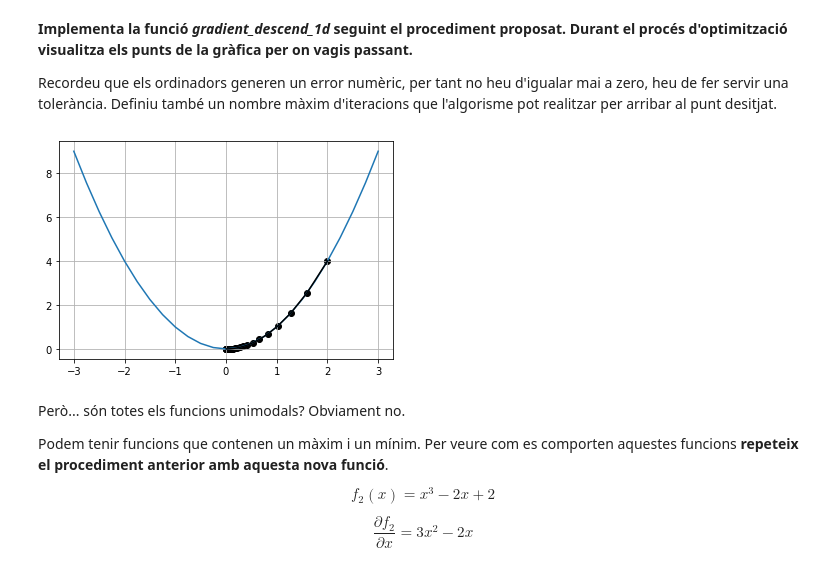
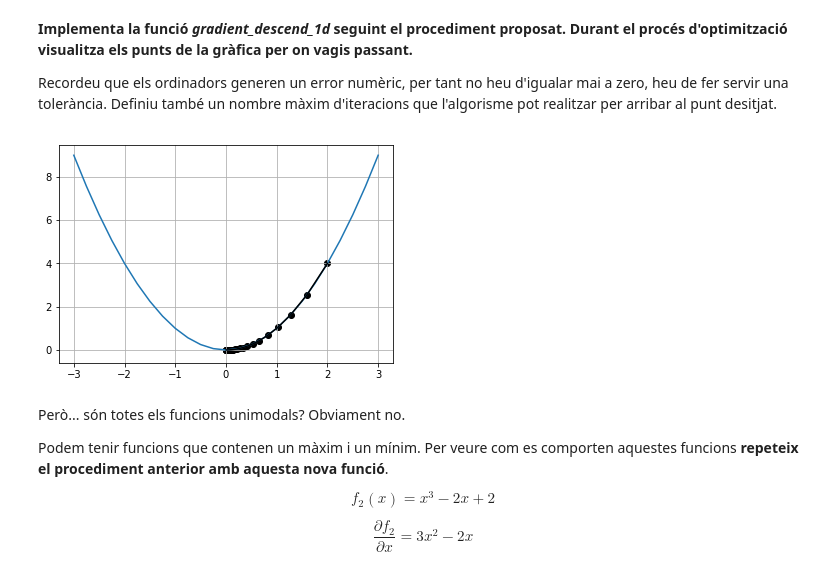
Before and after one commit to angelmc1309/TNUI_DescensGradient, a Jupyter notebook: P1_FindMinimum-Alumnes.ipynb, the cells around one changed output. Saved outputs shown, nothing was run; the diff lists cells and outputs as text; code cells hidden in the pictures.

```diff
--- a/P1_FindMinimum-Alumnes.ipynb
+++ b/P1_FindMinimum-Alumnes.ipynb
@@ -80,32 +82,41 @@ Definiu també un nombre màxim d'iteracions que l'algorisme pot realitzar per a
 # %%
 # Implementar per l'alumne
 
 def gradient_descend_1d(grad, x, alpha, eps=1e-3, max_iters=1e2):
     """
     Aquesta funció implementa l'algorisme de descens pel gradient, és a dir,
     donat un punt inicial, el gradient i el pas, intenta trobar el mínim
     de la funció seguint el gradient en direcció oposada.
 
     :param grad: Gradient de la funció
     :param x: Punt inicial
     :param alpha: Pas de cada iteració
     :param eps: Moviment mínim realitzat abans de parar
     :param max_epochs: Iteracions màximes a realitzar
     :return: La funció retornarà una llista/tupla amb:
         * Una np.array [X] amb el punt inicial més els punts on s'ha mogut a cada iteració,
             on X és el nombre d'iteracions fetes + 1
         * El mínim trobat.
     """
-    raise NotImplementedError()
 
+    arry=np.empty(0)
+    i=0
+    while i<max_iters:
+        arry = np.append(arry,x)
+        aux= grad(x)*alpha
+        if np.abs(aux)<eps:
+            return arry,arry[-1]
+        x-= aux
+        i+=1
+    return arry,None
 if __name__ == '__main__':
     X = np.arange(-3, 3.01, 0.25)
     points, minimum = gradient_descend_1d(df1, 2, .1)
 
     fig = plt.figure()
     plot_gradient_descend_1d(f1, X, points, minimum, fig)
 # %% [output]
-[figure, old version]
+[figure, new version]
 # %% [markdown]
 Però... són totes els funcions unimodals? Obviament no.
 
```
Also changed, not shown: parts of 26 cells of this notebook, 1 other file.
